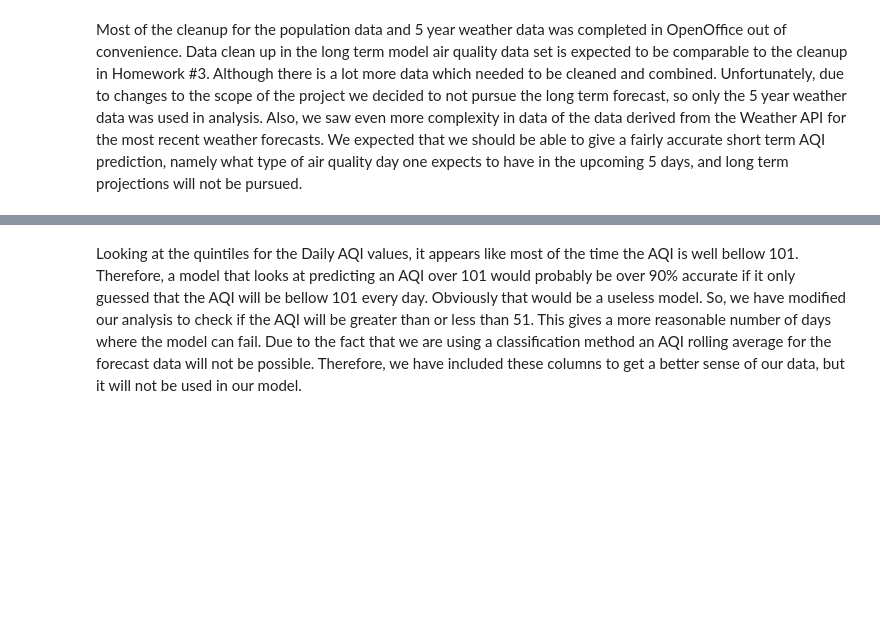
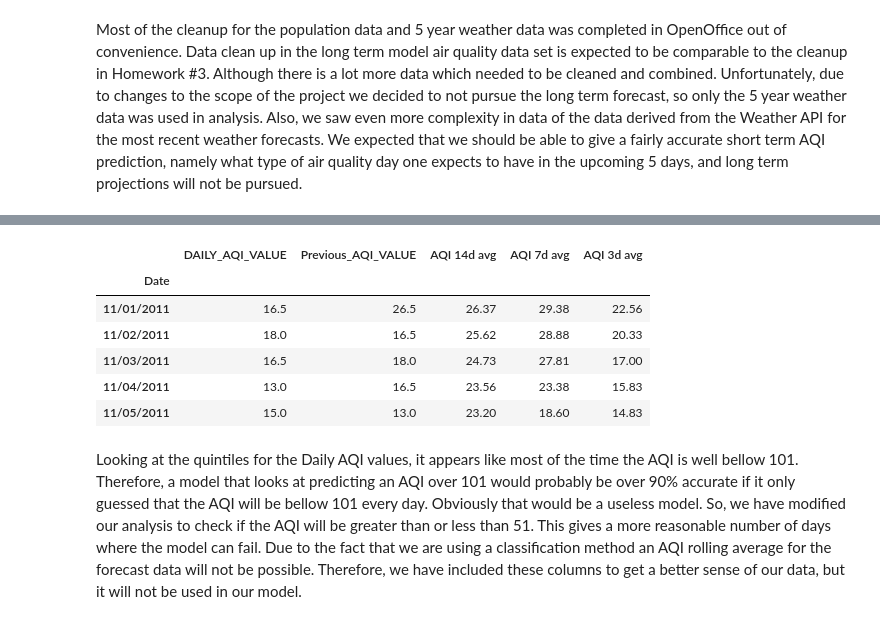
Before and after one commit to rolsenrob/SLC-AQI-Predictions-Project, a Jupyter notebook: SaltLakeCity_AQI_Predictions_and_Forecasting.ipynb, the cells around one changed output, grey strips where cells are left out. Saved outputs shown, nothing was run; the diff lists cells and outputs as text; code cells hidden in the pictures; blank space fills up the shorter version.

```diff
--- a/SaltLakeCity_AQI_Predictions_and_Forecasting.ipynb
+++ b/SaltLakeCity_AQI_Predictions_and_Forecasting.ipynb
@@ -207,38 +247,45 @@ all_aqi_data = pd.DataFrame()
 
 all_aqi_data = df2011.append(df2012)
 all_aqi_data = all_aqi_data.append(df2013)
 all_aqi_data = all_aqi_data.append(df2014)
 all_aqi_data = all_aqi_data.append(df2015)
 all_aqi_data = all_aqi_data.append(df2016)
 all_aqi_data = all_aqi_data.append(dfpresent)
 
-# Forward fill empty values
-# idx = pd.date_range('11-01-2011', '11-16-2016')
-# all_aqi_data.index = pd.DatetimeIndex(all_aqi_data.index)
-# all_aqi_data = all_aqi_data.reindex(idx,method='ffill')
+# Forward fill empty values and create a column for previous day AQI
 all_aqi_data = all_aqi_data.fillna(method = 'ffill')
+all_aqi_data["Previous_AQI_VALUE"] = all_aqi_data["DAILY_AQI_VALUE"].shift(1)
+
 
 # Create moving average columns.
 all_aqi_data["AQI 14d avg"] = np.round(all_aqi_data["DAILY_AQI_VALUE"].rolling(window = 14, center = False).mean(),2)
 all_aqi_data["AQI 7d avg"] = np.round(all_aqi_data["DAILY_AQI_VALUE"].rolling(window = 7, center = False).mean(),2)
 all_aqi_data["AQI 3d avg"] = np.round(all_aqi_data["DAILY_AQI_VALUE"].rolling(window = 3, center = False).mean(),2)
 
 # Remove unused columns
 del all_aqi_data["POC"]
 del all_aqi_data["AQS_SITE_ID"]
 del all_aqi_data["Daily Mean PM2.5 Concentration"]
 del all_aqi_data["DAILY_OBS_COUNT"]
 del all_aqi_data["PERCENT_COMPLETE"]
 del all_aqi_data["AQS_PARAMETER_CODE"]
 del all_aqi_data["CBSA_CODE"]
 del all_aqi_data["STATE_CODE"]
 del all_aqi_data["COUNTY_CODE"]
 del all_aqi_data["SITE_LATITUDE"]
 del all_aqi_data["SITE_LONGITUDE"]
 
 # remove data prior to 11/01/2011 to match up with aquired weather data
 all_aqi_data = all_aqi_data ["11/01/2011":]
-all_aqi_data.describe()
+all_aqi_data.head()
+# %% [output]
+|  | DAILY_AQI_VALUE | Previous_AQI_VALUE | AQI 14d avg | AQI 7d avg | AQI 3d avg |
+| Date |  |  |  |  |  |
+| 11/01/2011 | 16.5 | 26.5 | 26.37 | 29.38 | 22.56 |
+| 11/02/2011 | 18.0 | 16.5 | 25.62 | 28.88 | 20.33 |
+| 11/03/2011 | 16.5 | 18.0 | 24.73 | 27.81 | 17.00 |
+| 11/04/2011 | 13.0 | 16.5 | 23.56 | 23.38 | 15.83 |
+| 11/05/2011 | 15.0 | 13.0 | 23.20 | 18.60 | 14.83 |
 # %% [markdown]
 Looking at the quintiles for the Daily AQI values, it appears like most of the time the AQI is well bellow 101. Therefore, a model that looks at predicting an AQI over 101 would probably be over 90% accurate if it only guessed that the AQI will be bellow 101 every day. Obviously that would be a useless model. So, we have modified our analysis to check if the AQI will be greater than or less than 51. This gives a more reasonable number of days where the model can fail. Due to the fact that we are using a classification method an AQI rolling average for the forecast data will not be possible. Therefore, we have included these columns to get a better sense of our data, but it will not be used in our model.
 # %%
```
Also changed, not shown: parts of 23 cells of this notebook, 1 other file.
